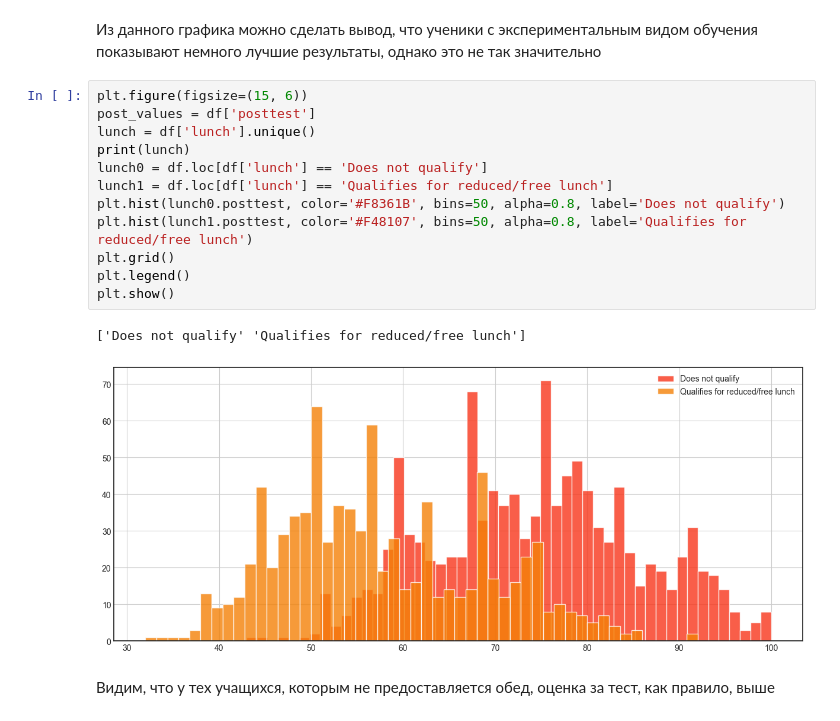
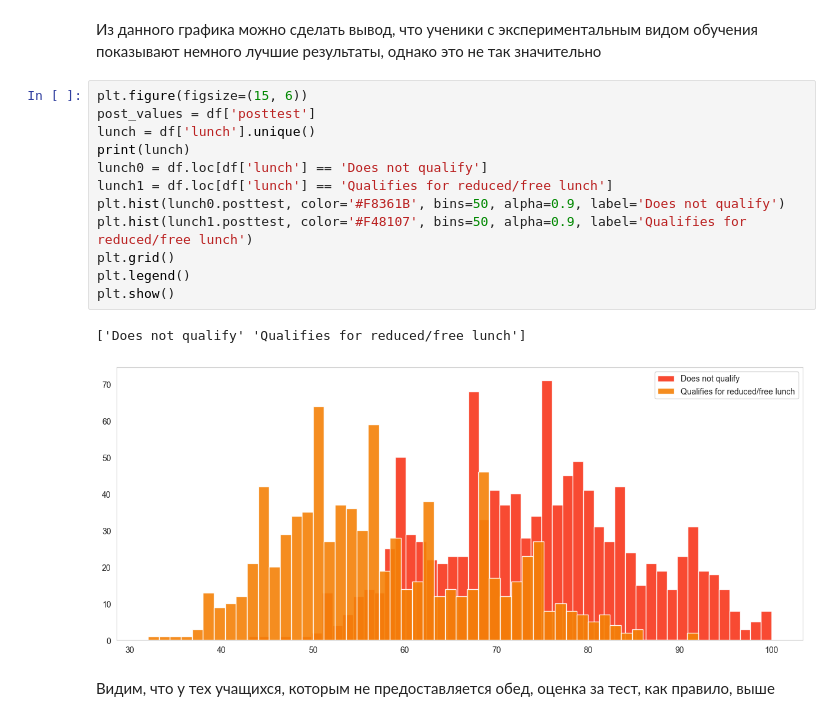
Before and after one commit to LlirikOknessu/MachineLearningCourseLabs, a Jupyter notebook: Ignatieva/analyze.ipynb, the cells around one changed output. Saved outputs shown, nothing was run; the diff lists cells and outputs as text.

```diff
--- a/Ignatieva/analyze.ipynb
+++ b/Ignatieva/analyze.ipynb
@@ -138,18 +139,18 @@ plt.show()
 # %%
 plt.figure(figsize=(15, 6))
 post_values = df['posttest']
 lunch = df['lunch'].unique()
 print(lunch)
 lunch0 = df.loc[df['lunch'] == 'Does not qualify']
 lunch1 = df.loc[df['lunch'] == 'Qualifies for reduced/free lunch']
-plt.hist(lunch0.posttest, color='#F8361B', bins=50, alpha=0.8, label='Does not qualify')
-plt.hist(lunch1.posttest, color='#F48107', bins=50, alpha=0.8, label='Qualifies for reduced/free lunch')
+plt.hist(lunch0.posttest, color='#F8361B', bins=50, alpha=0.9, label='Does not qualify')
+plt.hist(lunch1.posttest, color='#F48107', bins=50, alpha=0.9, label='Qualifies for reduced/free lunch')
 plt.grid()
 plt.legend()
 plt.show()
 # %% [output]
 ['Does not qualify' 'Qualifies for reduced/free lunch']
-[figure, old version]
+[figure, new version]
 # %% [markdown]
 Видим, что у тех учащихся, которым не предоставляется обед, оценка за тест, как правило, выше
 # %%
```
Also changed, not shown: parts of 12 cells of this notebook, 1 other file.
